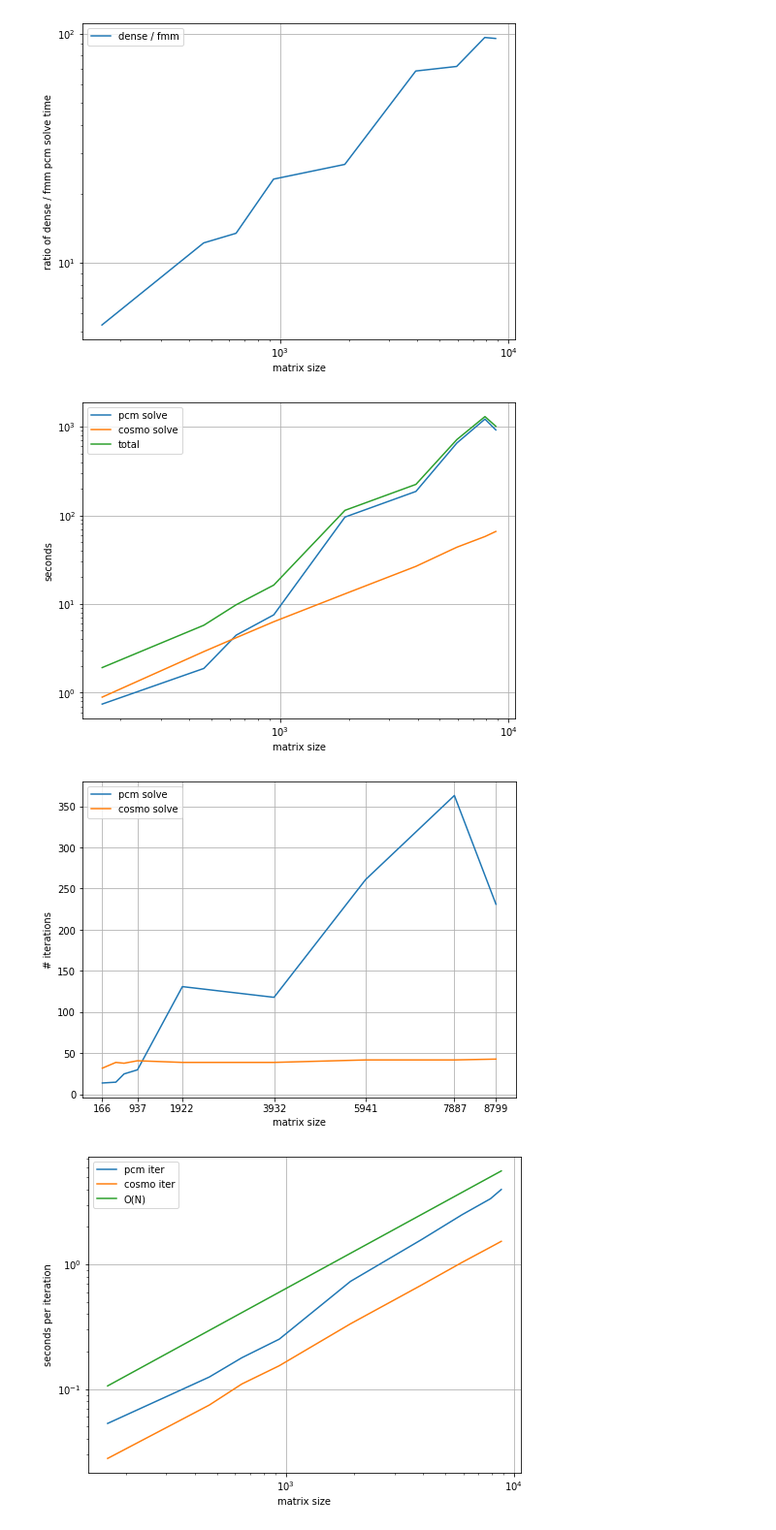
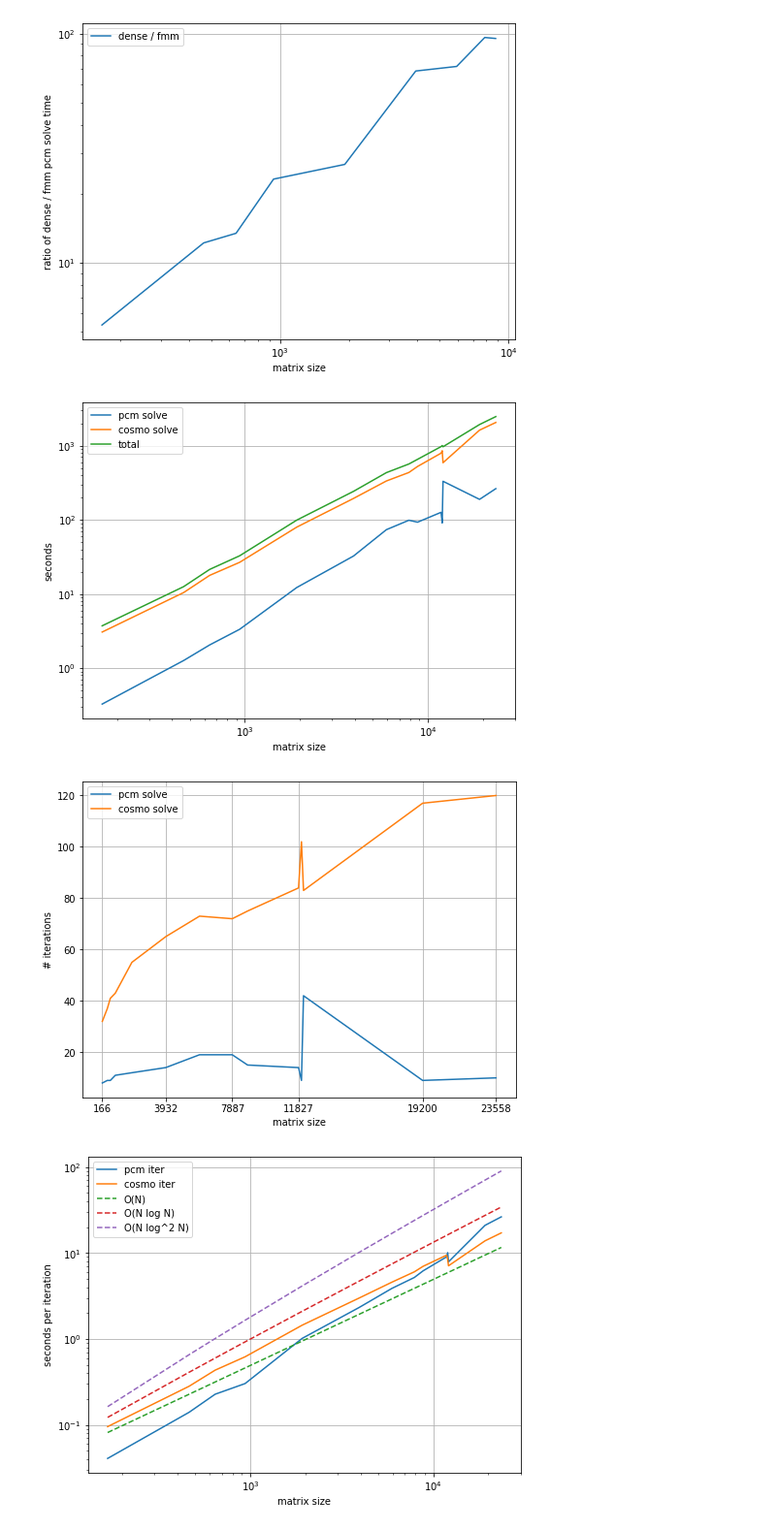
Before and after one commit to Muxas/ddPCM, a Jupyter notebook: input_amber/plot.ipynb, the cells around one changed output. Shown at 97% size. Cells and saved outputs as stored; diff of their text form; code cells hidden in the pictures.

```diff
--- a/input_amber/plot.ipynb
+++ b/input_amber/plot.ipynb
@@ -71,7 +71,8 @@ plt.savefig("ratio.pdf")
 # %% [output]
 [figure]
 # %%
-tests = glob("*.out")
+folder = "sas"
+tests = glob(folder+"/*.inp")
 tests = [i[:-4] for i in tests]
 # sizes of tests
 x = []
@@ -92,7 +93,7 @@ for t in tests:
     with open(t+".inp") as fd:
         lines = fd.readlines()
     x.append(int(lines[0]))
-    with open("iterinf/"+t+".fmm") as fd:
+    with open(t+".fmm") as fd:
         lines = fd.readlines()
     y_pcm_time.append(float(lines[0].split()[-1]))
     y_pcm_iters.append(int(lines[1].split()[-1]))
@@ -120,9 +121,9 @@ plt.xlabel("matrix size")
 plt.ylabel("seconds")
 plt.legend()
 plt.grid()
-plt.savefig("ddpcm_fmm_time.pdf")
+plt.savefig(folder+"/ddpcm_fmm_time.pdf")
 # %% [output]
-[figure, old version]
+[figure, new version]
 # %%
 fig = plt.figure(figsize=(8,6))
 plt.plot(x, y_pcm_iters, label="pcm solve")
@@ -130,21 +131,25 @@ plt.plot(x, y_cosmo_iters, label="cosmo solve")
 #plt.plot(x, x*y_pcm_iters[0]/x[0], label="linear scaling")
 plt.xlabel("matrix size")
 plt.ylabel("# iterations")
-plt.xticks([x[0], x[3], x[4], x[5], x[6], x[7], x[8]])
+plt.xticks([x[0], x[5], x[7], x[9], x[12], x[13]])
 plt.legend()
 plt.grid()
-plt.savefig("ddpcm_fmm_iters.pdf")
+plt.savefig(folder+"/ddpcm_fmm_iters.pdf")
 # %% [output]
-[figure, old version]
+[figure, new version]
 # %%
 fig = plt.figure(figsize=(8,6))
 plt.loglog(x, y_pcm_time/y_pcm_iters, label="pcm iter")
 plt.loglog(x, y_cosmo_time/y_cosmo_iters, label="cosmo iter")
-plt.loglog(x, x/x[0]*y_pcm_time[0]/y_pcm_iters[0]*2, label="O(N)")
+plt.loglog(x, x/x[0]*y_pcm_time[0]/y_pcm_iters[0]*2, label="O(N)", linestyle="--")
+plt.loglog(x, x*np.log(x)/x[0]/np.log(x[0])*y_pcm_time[0]/y_pcm_iters[0]*3, label="O(N log N)",
+           linestyle="--")
+plt.loglog(x, x*np.log(x)**2/x[0]/np.log(x[0])**2*y_pcm_time[0]/y_pcm_iters[0]*4, label="O(N log^2 N)",
+           linestyle="--")
 plt.xlabel("matrix size")
 plt.ylabel("seconds per iteration")
 plt.legend()
 plt.grid()
-plt.savefig("ddpcm_fmm_time_iter.pdf")
+plt.savefig(folder+"/ddpcm_fmm_time_iter.pdf")
 # %% [output]
-[figure, old version]
+[figure, new version]
```
Also changed, not shown: 5 other files.
